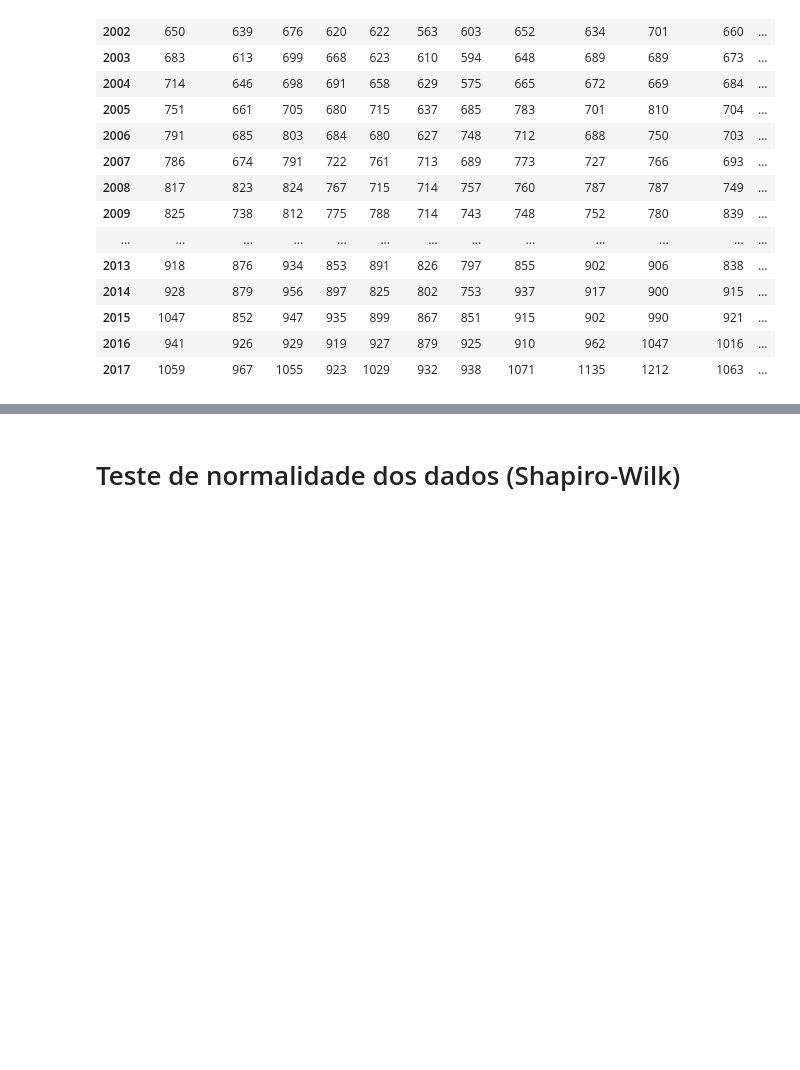
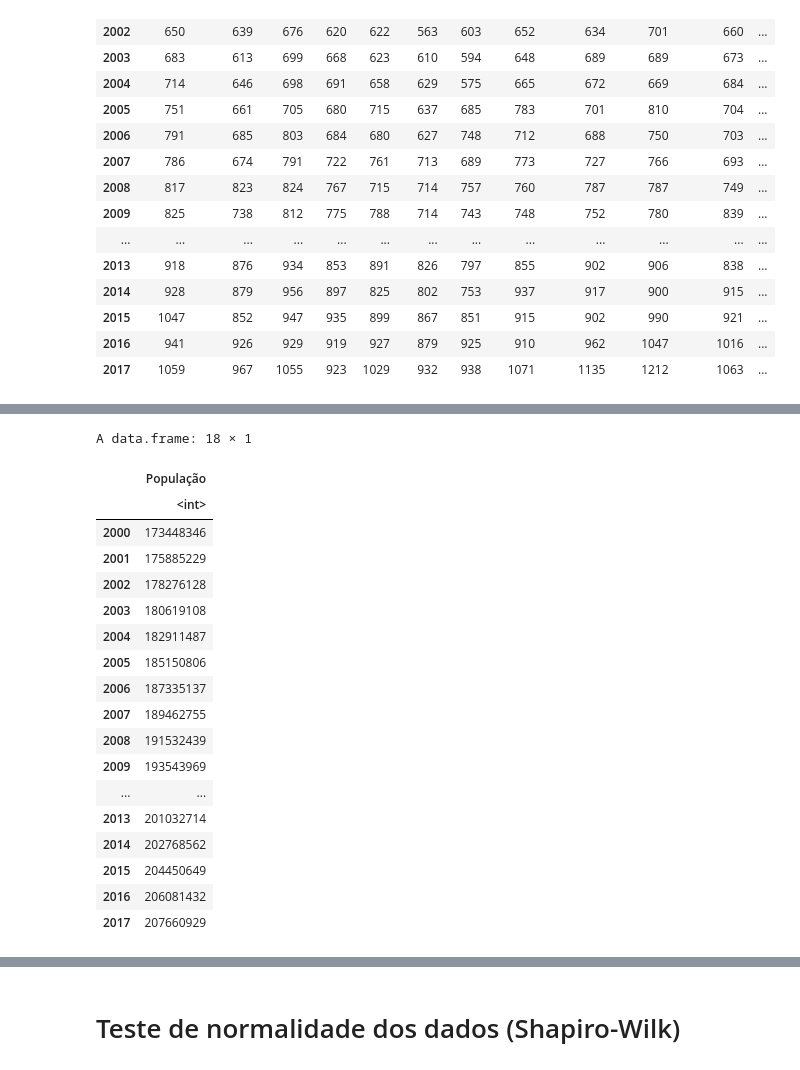
Before and after one commit to jamissonfreitas/IN1119, a Jupyter notebook: analise_mes_ano_testes.ipynb, the cells around one changed output, grey strips where cells are left out. Cells and saved outputs as stored; diff of their text form; code cells hidden in the pictures; blank space fills up the shorter version.

```diff
--- a/analise_mes_ano_testes.ipynb
+++ b/analise_mes_ano_testes.ipynb
@@ -53,3 +69,26 @@ A data.frame: 18 × 12
 | 2015 | 0.5121040 | 0.4167265 | 0.4631925 | 0.4573231 | 0.4397149 | 0.4240632 | 0.4162374 | 0.4475408 | 0.4411823 | 0.4842244 | 0.4504755 | ... |
 | 2016 | 0.4566156 | 0.4493369 | 0.4507927 | 0.4459402 | 0.4498222 | 0.4265304 | 0.4488517 | 0.4415730 | 0.4668058 | 0.5080516 | 0.4930090 | ... |
 | 2017 | 0.5099659 | 0.4656629 | 0.5080397 | 0.4444746 | 0.4955193 | 0.4488085 | 0.4516979 | 0.5157446 | 0.5465641 | 0.5836437 | 0.5118922 | ... |
+# %%
+df_populacao <- read.csv('df_populacao.csv', row.names = 1, sep = ';')
+df_populacao
+# %% [output]
+A data.frame: 18 × 1
+|  | População |
+|  | <int> |
+| 2000 | 173448346 |
+| 2001 | 175885229 |
+| 2002 | 178276128 |
+| 2003 | 180619108 |
+| 2004 | 182911487 |
+| 2005 | 185150806 |
+| 2006 | 187335137 |
+| 2007 | 189462755 |
+| 2008 | 191532439 |
+| 2009 | 193543969 |
+| ... | ... |
+| 2013 | 201032714 |
+| 2014 | 202768562 |
+| 2015 | 204450649 |
+| 2016 | 206081432 |
+| 2017 | 207660929 |
```
Also changed, not shown: parts of 12 cells of this notebook.
